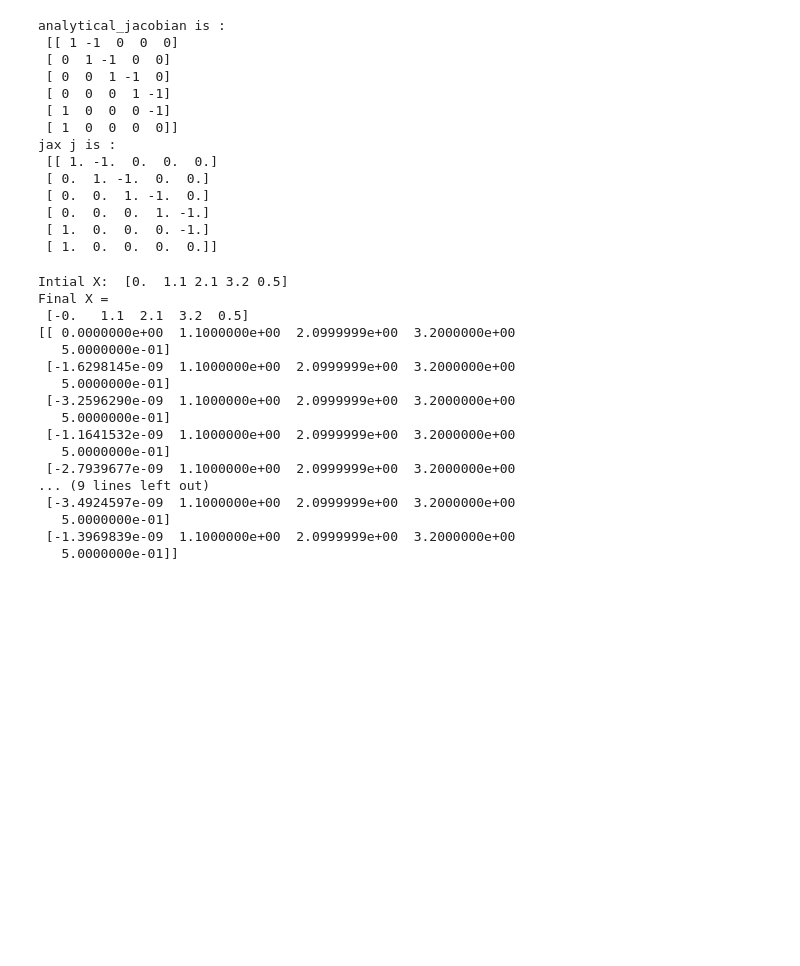
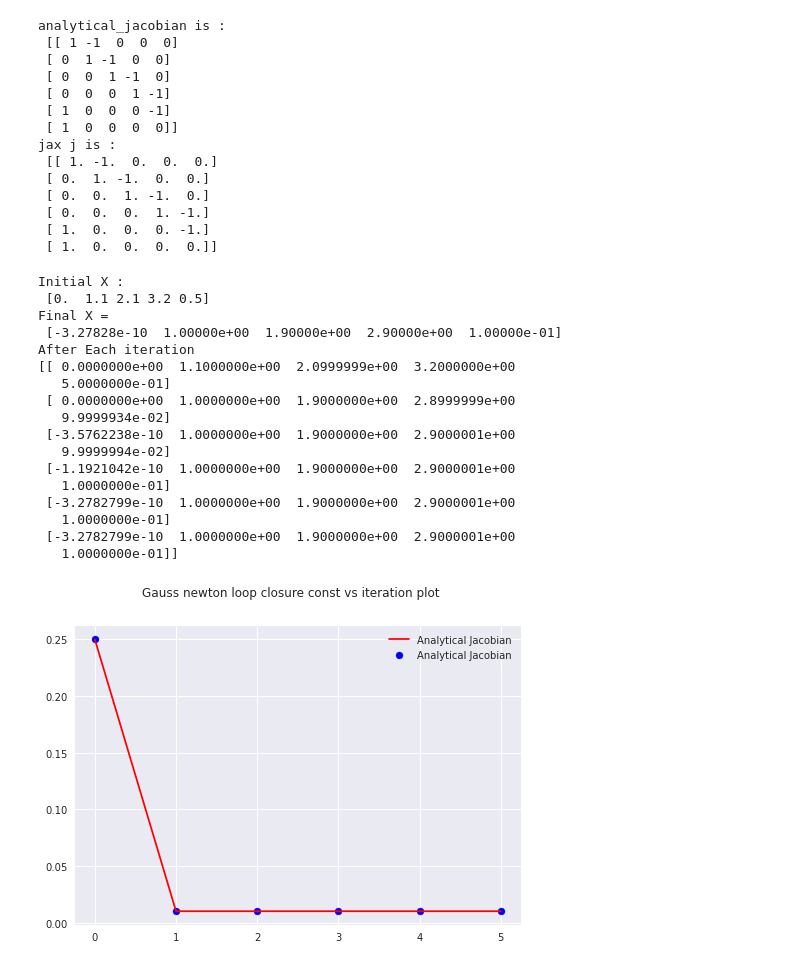
Before and after one commit to BhaskarJoshi-01/Mobile-Robotics---Monsoon-2021, a Jupyter notebook: Project-1/questions/Question 1 - 1D SLAM.ipynb, the cells around one changed output. Saved outputs shown, nothing was run; the diff lists cells and outputs as text; code cells hidden in the pictures; blank space fills up the shorter version.

```diff
--- a/Project-1/questions/Question 1 - 1D SLAM.ipynb
+++ b/Project-1/questions/Question 1 - 1D SLAM.ipynb
@@ -22,3 +22,4 @@ import numpy as np
 import matplotlib.pyplot as plt
 import jax.numpy as jnp
 from jax import jacfwd
+plt.style.use('seaborn')
@@ -95,7 +96,7 @@ Info matrix :
 # %%
 #jacobian
 
-analytical_j=np.array(
+analytical_j=jnp.array(
     [
         [1, -1, 0, 0, 0],
         [0, 1, -1, 0, 0],
@@ -137,39 +138,57 @@ jax j is :
  [ 1.  0.  0.  0. -1.]
  [ 1.  0.  0.  0.  0.]]
 # %%
-def gauss_newton(info_matrix,U,X,iter=10):
-    x_list=[X[0]]
-    print("Intial X: ",X[0])
-    H=analytical_j.T @ info_matrix @ analytical_j
-    for _ in range(iter):
-        b= analytical_j.T @ info_matrix.T @ calc_residual(U[0],X[0])
-        b=b.reshape((-1,1))
-        del_x= -1* jnp.linalg.inv(H) @ b
-        X= X+ del_x.reshape((-1,1))
-        x_list.append(X[0])
+def gauss_newton(info_mat, U, X,def_iter=5):
+    X_list = [ X[0] ]
+    print("Initial X : \n",X[0])
+    dotA=np.dot(analytical_j.T , info_mat)
+    H =np.dot(dotA, analytical_j)
+    for _ in range(def_iter):
 
-    with jnp.printoptions(precision=7, suppress=True):
-        print("Final X = \n",X[0])
+        b = analytical_j.T @ info_mat.T @ calc_residual(U[0],X[0])
+        b = b.reshape((-1,1))
 
-    return jnp.array(x_list)
+        del_X =  -1*np.dot(jnp.linalg.inv(H) , b)
+        X +=   del_X.reshape((1,-1))
+        X_list.append(X[0])
+
+    print("Final X = \n",X[0])
+    return jnp.array(X_list)
+
 
 analytical=gauss_newton(info_matrix,jnp.array(obs_u).reshape((1,-1)),jnp.array(odo_x).reshape((1,-1)))
+print("After Each iteration")
 print(analytical)
 # %% [output]
-Intial X:  [0.  1.1 2.1 3.2 0.5]
+Initial X :
+ [0.  1.1 2.1 3.2 0.5]
 Final X =
- [-0.   1.1  2.1  3.2  0.5]
+ [-3.27828e-10  1.00000e+00  1.90000e+00  2.90000e+00  1.00000e-01]
+After Each iteration
 [[ 0.0000000e+00  1.1000000e+00  2.0999999e+00  3.2000000e+00
    5.0000000e-01]
- [-1.6298145e-09  1.1000000e+00  2.0999999e+00  3.2000000e+00
-   5.0000000e-01]
- [-3.2596290e-09  1.1000000e+00  2.0999999e+00  3.2000000e+00
-   5.0000000e-01]
- [-1.1641532e-09  1.1000000e+00  2.0999999e+00  3.2000000e+00
-   5.0000000e-01]
- [-2.7939677e-09  1.1000000e+00  2.0999999e+00  3.2000000e+00
-... (9 lines left out)
- [-3.4924597e-09  1.1000000e+00  2.0999999e+00  3.2000000e+00
-   5.0000000e-01]
- [-1.3969839e-09  1.1000000e+00  2.0999999e+00  3.2000000e+00
-   5.0000000e-01]]
+ [ 0.0000000e+00  1.0000000e+00  1.9000000e+00  2.8999999e+00
+   9.9999934e-02]
+ [-3.5762238e-10  1.0000000e+00  1.9000000e+00  2.9000001e+00
+   9.9999994e-02]
+ [-1.1921042e-10  1.0000000e+00  1.9000000e+00  2.9000001e+00
+   1.0000000e-01]
+ [-3.2782799e-10  1.0000000e+00  1.9000000e+00  2.9000001e+00
+   1.0000000e-01]
+ [-3.2782799e-10  1.0000000e+00  1.9000000e+00  2.9000001e+00
+   1.0000000e-01]]
+# %%
+
+def loop_closure(x_list,U):
+    val=(x_list[:,0]+U[4]-x_list[:,4])**2
+    plt.scatter(range(len(x_list)),val,color='blue',label='Analytical Jacobian')
+    plt.legend(loc="upper right")
+    plt.plot(range(len(x_list)),val,color='red',label='Analytical Jacobian')
+    plt.legend(loc="upper right")
+    plt.suptitle("Gauss newton loop closure const vs iteration plot")
+
+
+
+loop_closure(analytical,obs_u)
+# %% [output]
+[figure, added]
```
Also changed, not shown: parts of 5 cells of this notebook.
